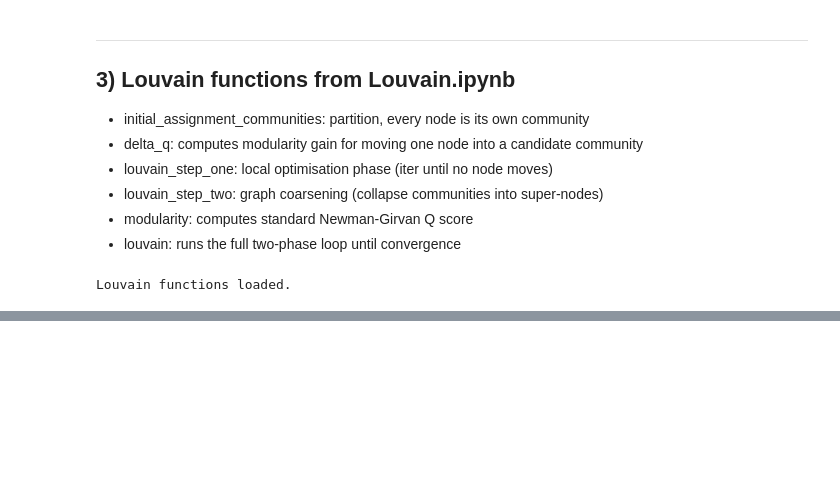
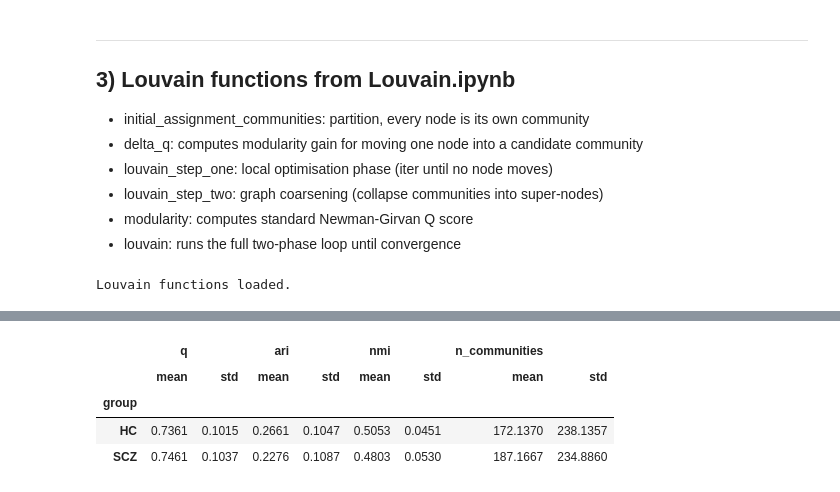
Before and after one commit to kkentia/SMA-schizo-nets, a Jupyter notebook: louvain_visualizations.ipynb, the cells around one changed output, grey strips where cells are left out. Saved outputs shown, nothing was run; the diff lists cells and outputs as text; code cells hidden in the pictures; blank space fills up the shorter version.

Commit message:
ran louvain with PEARSON and GLASSO, computed Q and Partition Similartiy. Also added a statistical test comparing Q, ARI, NMI

```diff
--- a/louvain_visualizations.ipynb
+++ b/louvain_visualizations.ipynb
@@ -163,7 +166,7 @@ def louvain_step_one(G, gamma=1.0, weight='weight'):
 
 
 def louvain_step_two(G, communities, weight= 'weight'): #each community becomes a super-node
-    new_G= nx.graph()
+    new_G= nx.Graph() # .Graph with Capital letter!!!
     for uc in set(communities.values()):
         new_G.add_node(uc)
 
@@ -287,0 +296,5 @@ Louvain functions loaded.
+# %%
+with h5py.File(DB_PATH, 'r') as f:
+    print('keys in db:', list(f.keys()))
+    for key in f.keys():
+        print(f' {key}: shape={f[key].shape}, dtype={f[key].dtype}')
@@ -287,0 +506,12 @@ Louvain functions loaded.
+# %%
+#CONCAT SCHAEFER 1000 + HO SUBCORTICAL 19
+    #cols 0 -> 999 are Schaefer cortical ROIS
+    #cols 1000 -> 1018 are HO subcortical ROIs
+
+all_coords= np.vstack([schaefer_coords, ho_coords]) # ( 1019, 3)
+all_labels = schaefer_labels + ho_labels # =1019
+
+print( "Schaefer ROIs: " ,{len(schaefer_labels)})
+print("HO subcortical ROIs: " ,{len(ho_labels)})
+print("Total atlas ROIs: ", {len(all_labels)})
+print("Graph nodes (N_ROI): " , {N_ROI})
@@ -287,0 +724,72 @@ Louvain functions loaded.
+# %%
+# ---------------------- GLASSO REF PARTITION ---------------------
+results_hc_glasso = []
+results_scz_glasso = []
+
+
+# --------------- PROCESS HC SUBJECTS ---------------
+print("processing HC subjects...")
+
+for i, G in enumerate(tqdm(graphs_hc, desc='HC')):
+    partition = louvain( #our louvain returns dict {node: community_id}
+        G, threshold=THRESHOLD, weight='weight', max_levels=MAX_LEVELS, gamma=GAMMA
+    )
+
+    #convert dict to list of sets so we can count communities
+    comm_sets= communities_to_sets(partition) #communities_to_sets is a helper function implemented before
+    q = modularity (G, partition, gamma=GAMMA)
+
+    common_nodes= sorted(set(partition.keys()) & set(hc_ref_partition_glasso.keys()))
+    ref_arr = np.array([hc_ref_partition_glasso[nd] for nd in common_nodes])
+    subj_arr= np.array([partition[nd] for nd in common_nodes])
+
+    ari = adjusted_rand_score(ref_arr, subj_arr) #from sklearn
+    nmi = normalized_mutual_info_score(ref_arr, subj_arr)
+
+    results_hc_glasso.append({
+        'subject_idx': i,
+        'group': 'HC',
+        'q' : q,
+        'ari': ari,
+        'nmi': nmi,
+        'partition': partition,
+        'n_communities': len(comm_sets)
+    })
+
+
+
+# --------------- PROCESS SCZ SUBJECTS ---------------
+print("processing SCZ subjects...")
+
+for i, G in enumerate(tqdm(graphs_scz, desc= 'SCZ')):
+    partition = louvain(G, threshold=THRESHOLD, weight='weight', max_levels=MAX_LEVELS, gamma=GAMMA)
+
+    comm_sets = communities_to_sets(partition)
+    q = modularity(G, partition, gamma=GAMMA)
+
+    common_nodes= sorted(set(partition.keys()) & set(hc_ref_partition_glasso.keys()))
+    ref_arr=np.array([hc_ref_partition_glasso[nd] for nd in common_nodes])
+    subj_arr= np.array([partition[nd] for nd in common_nodes])
+
+    ari = adjusted_rand_score(ref_arr, subj_arr) #from sklearn
+    nmi = normalized_mutual_info_score(ref_arr, subj_arr)
+
+    results_scz_glasso.append({
+        'subject_idx': i,
+        'group': 'SCZ',
+        'q' : q,
+        'ari': ari,
+        'nmi': nmi,
+        'partition': partition,
+        'n_communities': len(comm_sets)
+    })
+
+
+
+
+# ----------- GLASSO DATAFRAME CREATION------------
+df_glasso= pd.DataFrame(results_hc_glasso + results_scz_glasso)
+print('\nGroup-level summary GLASSO (custom louvain):')
+display(df_glasso[['group','q','ari','nmi','n_communities']]
+        .groupby('group').agg(['mean','std']).round(4))
+# %% [output]
@@ -287,0 +799,5 @@ Louvain functions loaded.
+|  | q |  | ari |  | nmi |  | n_communities |  |
+|  | mean | std | mean | std | mean | std | mean | std |
+| group |  |  |  |  |  |  |  |  |
+| HC | 0.7361 | 0.1015 | 0.2661 | 0.1047 | 0.5053 | 0.0451 | 172.1370 | 238.1357 |
+| SCZ | 0.7461 | 0.1037 | 0.2276 | 0.1087 | 0.4803 | 0.0530 | 187.1667 | 234.8860 |
```
Also changed, not shown: parts of 25 cells of this notebook.
